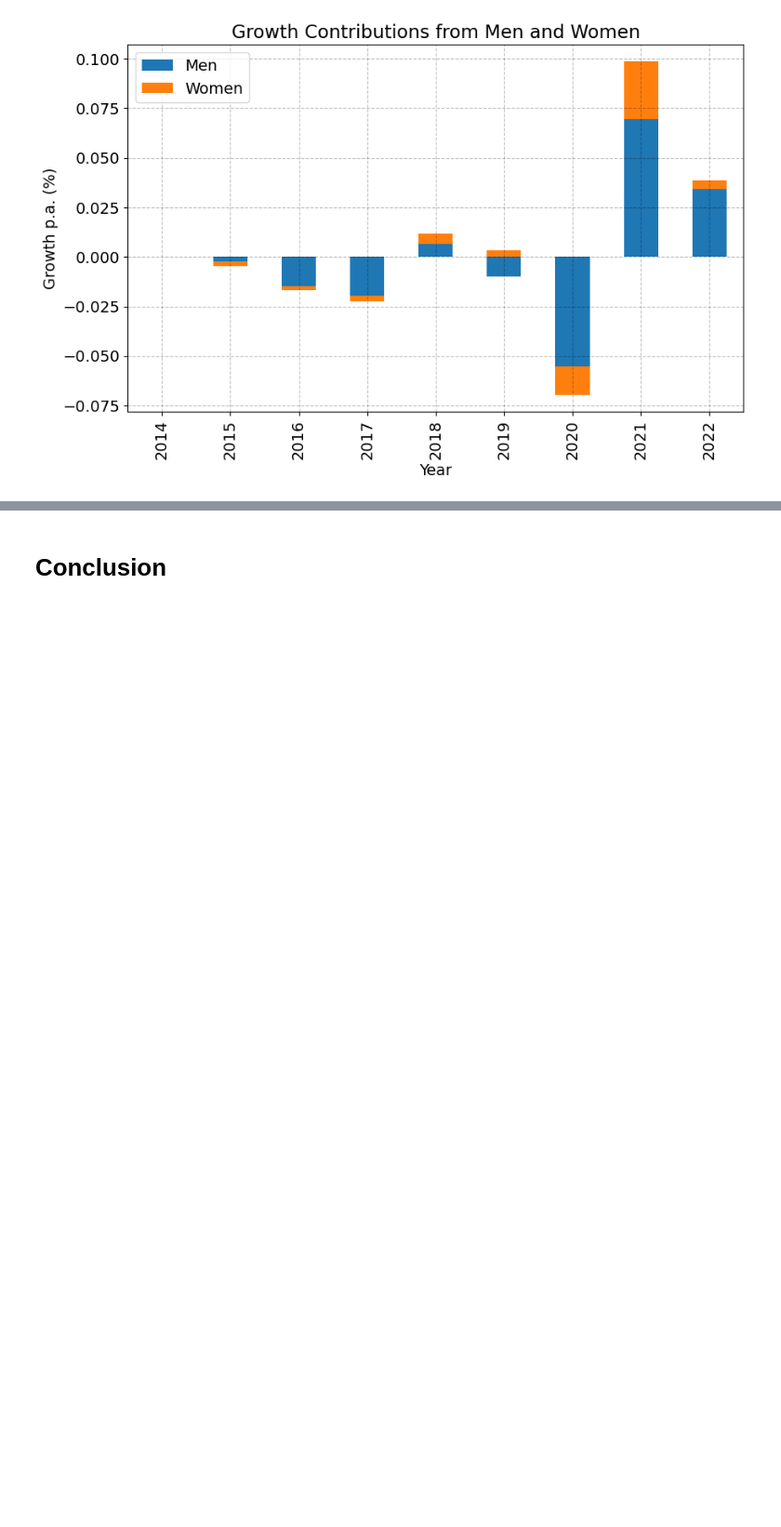
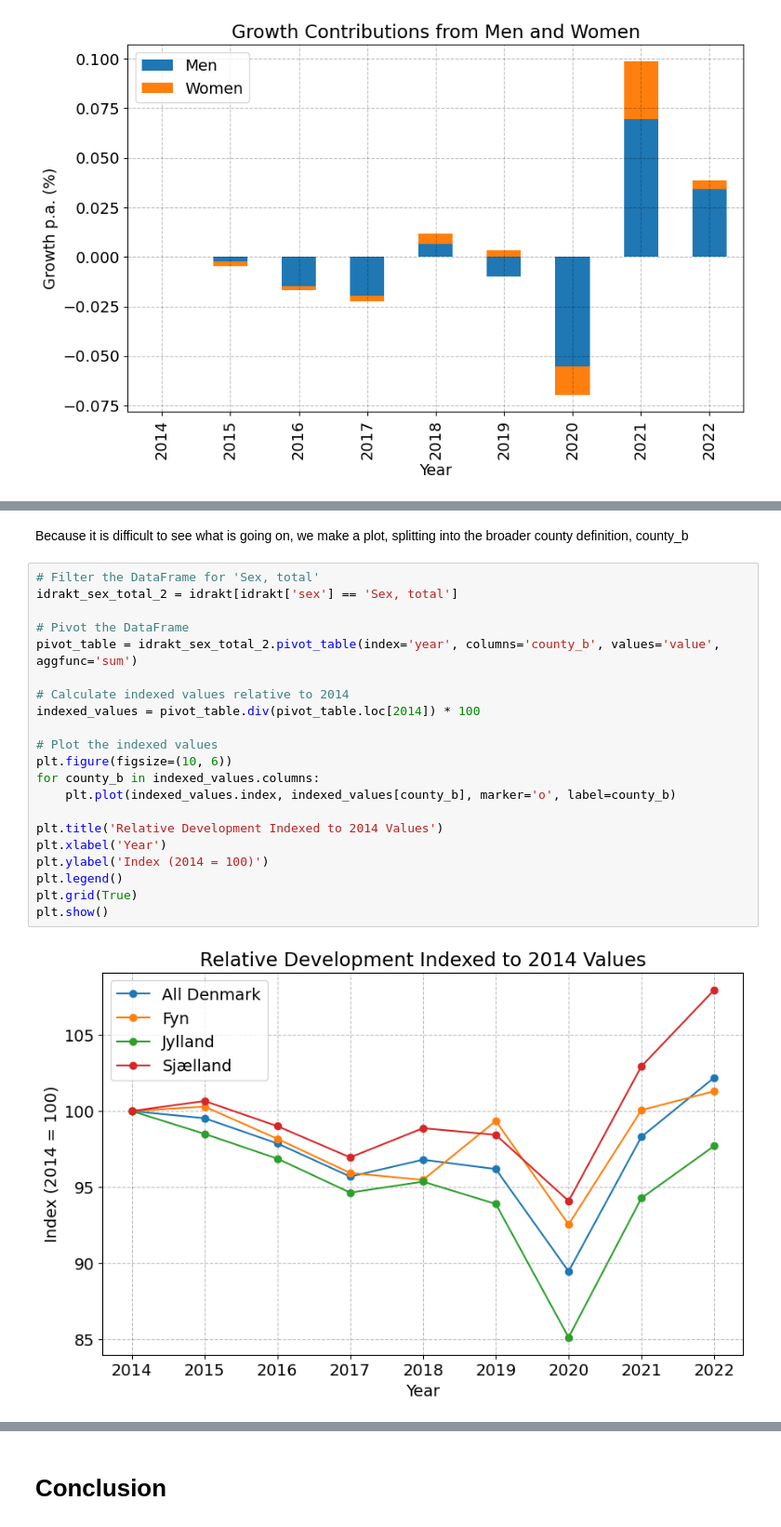
Before and after one commit to NumEconCopenhagen/projects-2024-econtechvets, a Jupyter notebook: dataproject/dataproject.ipynb, the cells around one changed output, grey strips where cells are left out. Shown at 93% size. Drawn from its saved outputs; the diff is of its cells as text; blank space fills up the shorter version.

```diff
--- a/dataproject/dataproject.ipynb
+++ b/dataproject/dataproject.ipynb
@@ -223,0 +289,25 @@ Plotting the time series for each sex in each region
+# %% [markdown]
+Because it is difficult to see what is going on, we make a plot, splitting into the broader county definition, county_b
+# %%
+# Filter the DataFrame for 'Sex, total'
+idrakt_sex_total_2 = idrakt[idrakt['sex'] == 'Sex, total']
+
+# Pivot the DataFrame
+pivot_table = idrakt_sex_total_2.pivot_table(index='year', columns='county_b', values='value', aggfunc='sum')
+
+# Calculate indexed values relative to 2014
+indexed_values = pivot_table.div(pivot_table.loc[2014]) * 100
+
+# Plot the indexed values
+plt.figure(figsize=(10, 6))
+for county_b in indexed_values.columns:
+    plt.plot(indexed_values.index, indexed_values[county_b], marker='o', label=county_b)
+
+plt.title('Relative Development Indexed to 2014 Values')
+plt.xlabel('Year')
+plt.ylabel('Index (2014 = 100)')
+plt.legend()
+plt.grid(True)
+plt.show()
+# %% [output]
+[figure, added]
```
Also changed, not shown: parts of 21 cells of this notebook.
